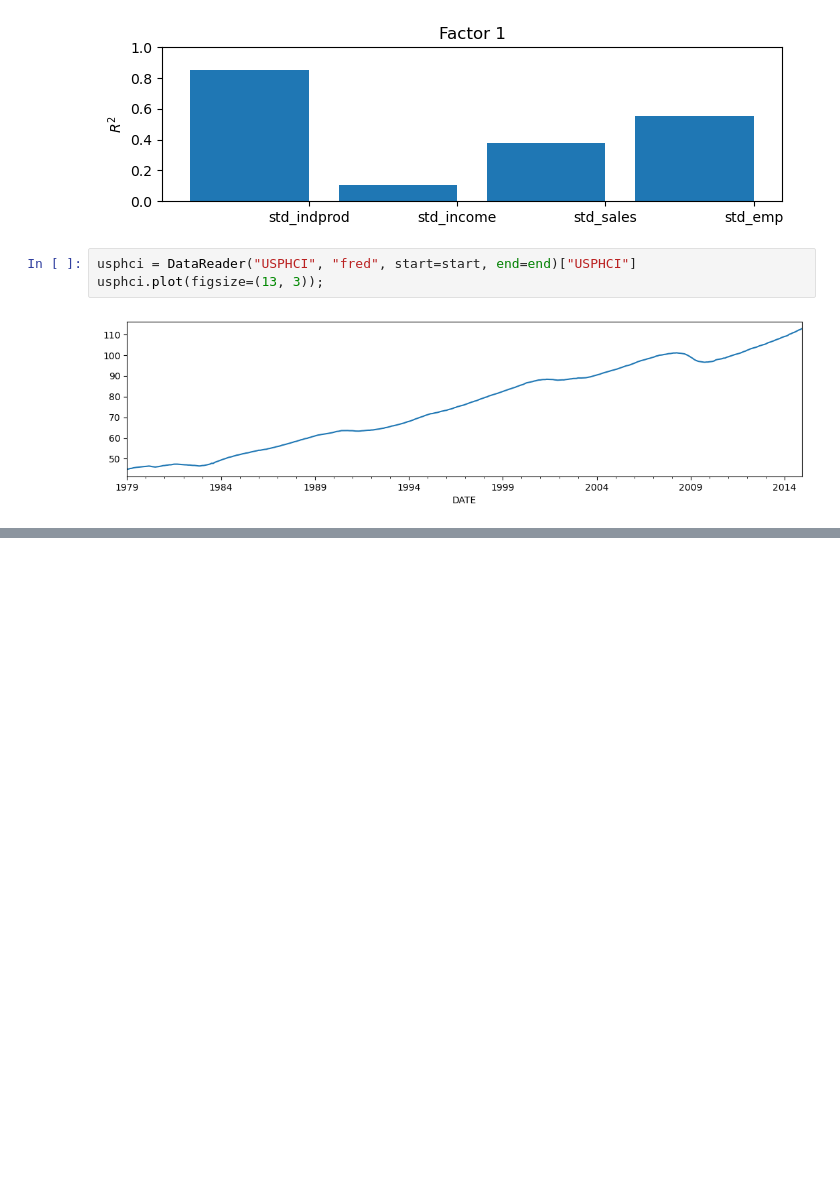
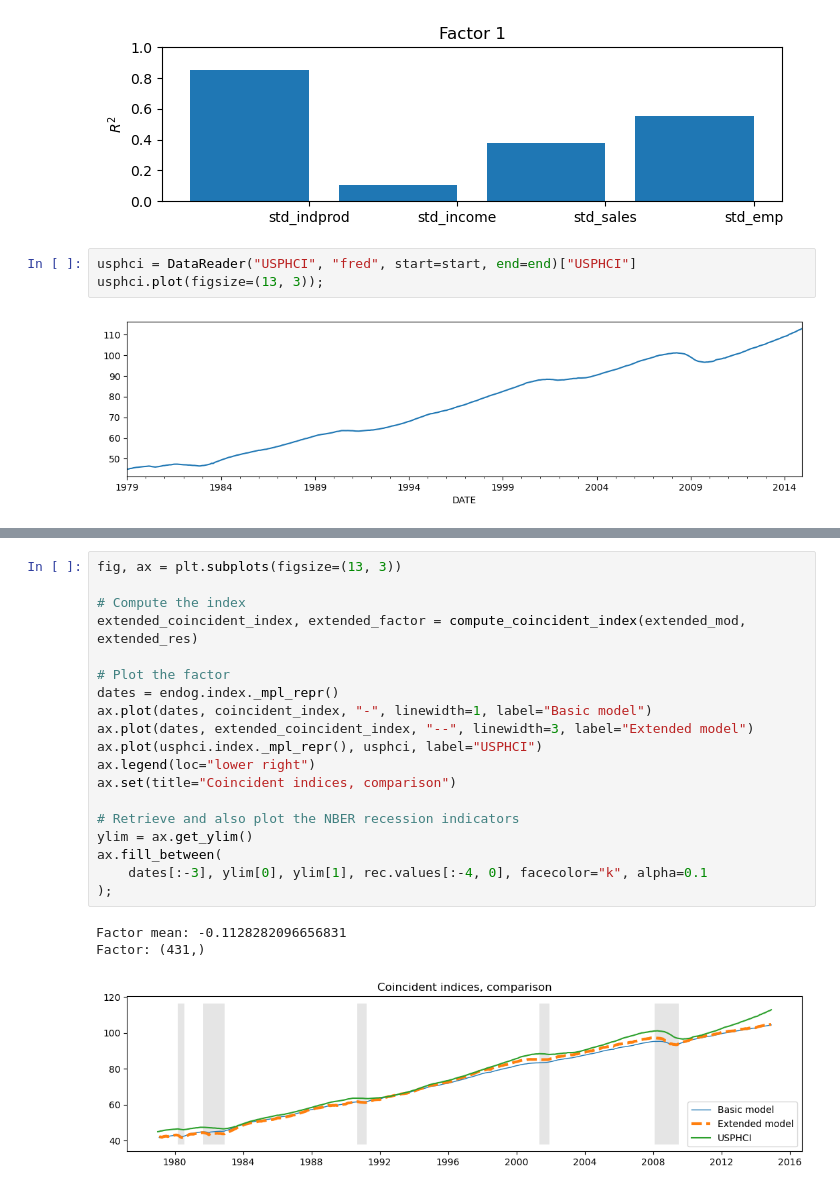
Before and after one commit to andreacate/GSoC2025_PyMC_extracode, a Jupyter notebook: StatsModel_DFM_coincident2.ipynb, the cells around one changed output, grey strips where cells are left out. Cells and saved outputs as stored; diff of their text form; blank space fills up the shorter version.

```diff
--- a/StatsModel_DFM_coincident2.ipynb
+++ b/StatsModel_DFM_coincident2.ipynb
@@ -307,0 +432,23 @@ ax.fill_between(
+# %%
+fig, ax = plt.subplots(figsize=(13, 3))
+
+# Compute the index
+extended_coincident_index, extended_factor = compute_coincident_index(extended_mod, extended_res)
+
+# Plot the factor
+dates = endog.index._mpl_repr()
+ax.plot(dates, coincident_index, "-", linewidth=1, label="Basic model")
+ax.plot(dates, extended_coincident_index, "--", linewidth=3, label="Extended model")
+ax.plot(usphci.index._mpl_repr(), usphci, label="USPHCI")
+ax.legend(loc="lower right")
+ax.set(title="Coincident indices, comparison")
+
+# Retrieve and also plot the NBER recession indicators
+ylim = ax.get_ylim()
+ax.fill_between(
+    dates[:-3], ylim[0], ylim[1], rec.values[:-4, 0], facecolor="k", alpha=0.1
+);
+# %% [output]
+Factor mean: -0.1128282096656831
+Factor: (431,)
+[figure, added]
```
Also changed, not shown: parts of 8 cells of this notebook, 8 other files.
